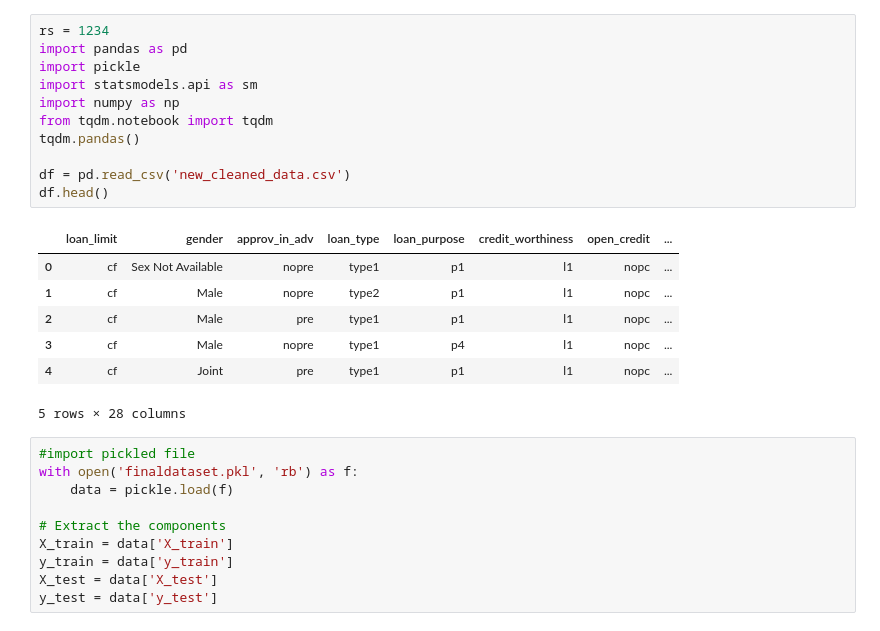
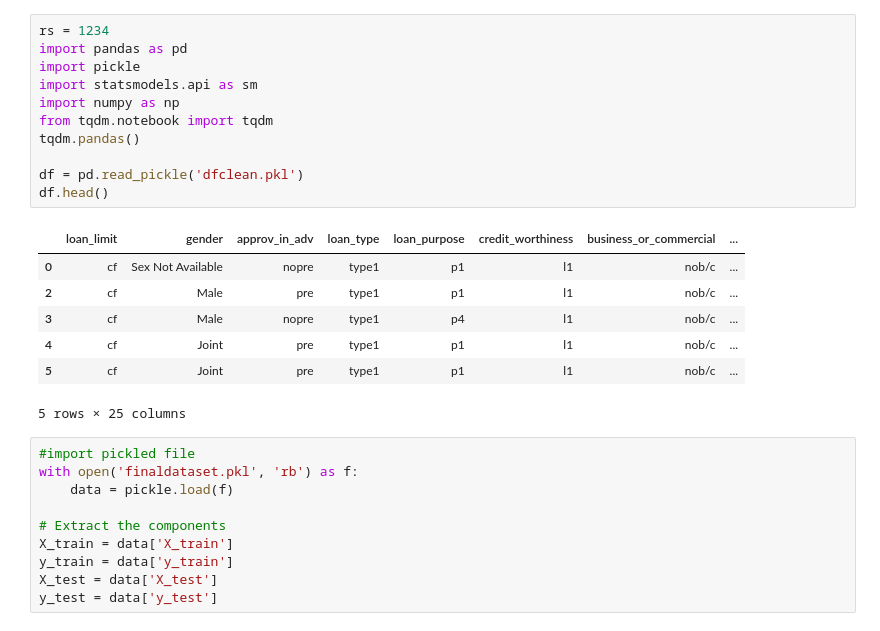
Before and after one commit to blossomoladosu/MISY331, a Jupyter notebook: 3_ridge_Classification2.ipynb, the cells around one changed output. Cells and saved outputs as stored; diff of their text form.

```diff
--- a/3_ridge_Classification2.ipynb
+++ b/3_ridge_Classification2.ipynb
@@ -1,22 +1,22 @@
 # %%
 rs = 1234
 import pandas as pd
 import pickle
 import statsmodels.api as sm
 import numpy as np
 from tqdm.notebook import tqdm
 tqdm.pandas()
 
-df = pd.read_csv('new_cleaned_data.csv')
+df = pd.read_pickle('dfclean.pkl')
 df.head()
 # %% [output]
-|  | loan_limit | gender | approv_in_adv | loan_type | loan_purpose | credit_worthiness | open_credit | ... |
-| 0 | cf | Sex Not Available | nopre | type1 | p1 | l1 | nopc | ... |
-| 1 | cf | Male | nopre | type2 | p1 | l1 | nopc | ... |
-| 2 | cf | Male | pre | type1 | p1 | l1 | nopc | ... |
-| 3 | cf | Male | nopre | type1 | p4 | l1 | nopc | ... |
-| 4 | cf | Joint | pre | type1 | p1 | l1 | nopc | ... |
+|  | loan_limit | gender | approv_in_adv | loan_type | loan_purpose | credit_worthiness | business_or_commercial | ... |
+| 0 | cf | Sex Not Available | nopre | type1 | p1 | l1 | nob/c | ... |
+| 2 | cf | Male | pre | type1 | p1 | l1 | nob/c | ... |
+| 3 | cf | Male | nopre | type1 | p4 | l1 | nob/c | ... |
+| 4 | cf | Joint | pre | type1 | p1 | l1 | nob/c | ... |
+| 5 | cf | Joint | pre | type1 | p1 | l1 | nob/c | ... |
-5 rows × 28 columns
+5 rows × 25 columns
 # %%
 #import pickled file
 with open('finaldataset.pkl', 'rb') as f:
```
Also changed, not shown: parts of 4 cells of this notebook.
